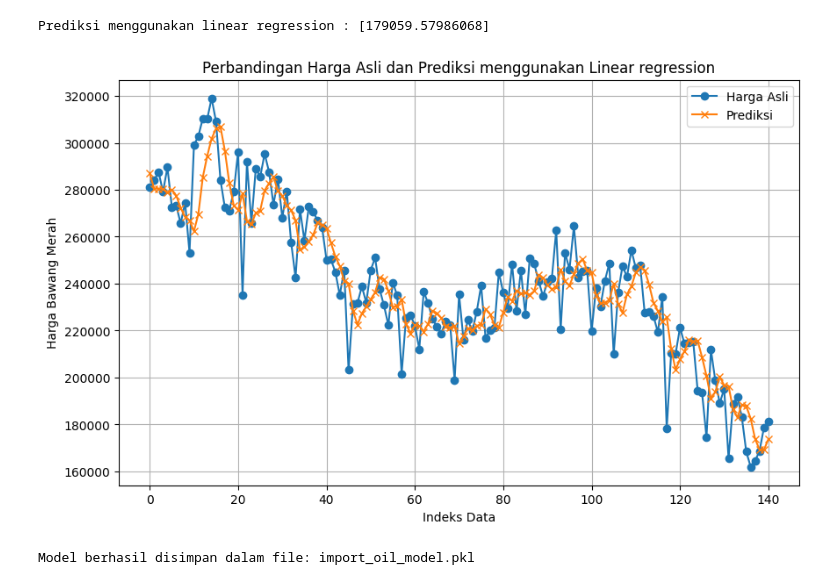
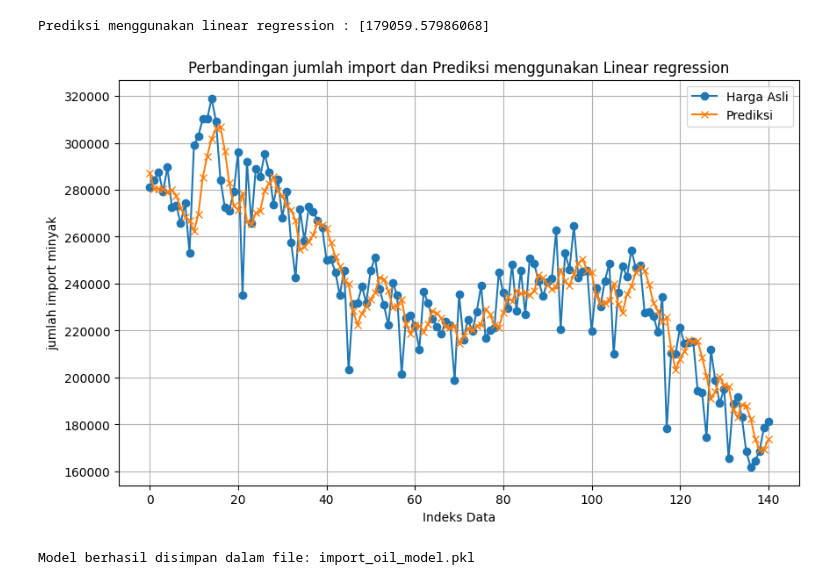
Before and after one commit to yudha22052/psd, a Jupyter notebook: _sources/TerbaruTugas2.ipynb, the cells around one changed output. Saved outputs shown, nothing was run; the diff lists cells and outputs as text; code cells hidden in the pictures.

```diff
--- a/_sources/TerbaruTugas2.ipynb
+++ b/_sources/TerbaruTugas2.ipynb
@@ -277,18 +281,18 @@ Prediksi menggunakan linear regression : [179059.57986068]
 # %%
 # 6. Visualisasi Hasil (Opsional)
 import matplotlib.pyplot as plt
 
 plt.figure(figsize=(10, 6))
 plt.plot(range(len(y)), y, label='Harga Asli', marker='o')
 plt.plot(range(len(y_pred3)), y_pred3, label='Prediksi', marker='x')
 plt.xlabel('Indeks Data')
-plt.ylabel('Harga Bawang Merah')
-plt.title('Perbandingan Harga Asli dan Prediksi menggunakan Linear regression')
+plt.ylabel('jumlah import minyak')
+plt.title('Perbandingan jumlah import dan Prediksi menggunakan Linear regression')
 plt.legend()
 plt.grid(True)
 plt.show()
 # %% [output]
-[figure, old version]
+[figure, new version]
 # %%
 import pickle
 
```
Also changed, not shown: parts of 8 cells of this notebook, 21 other files.
